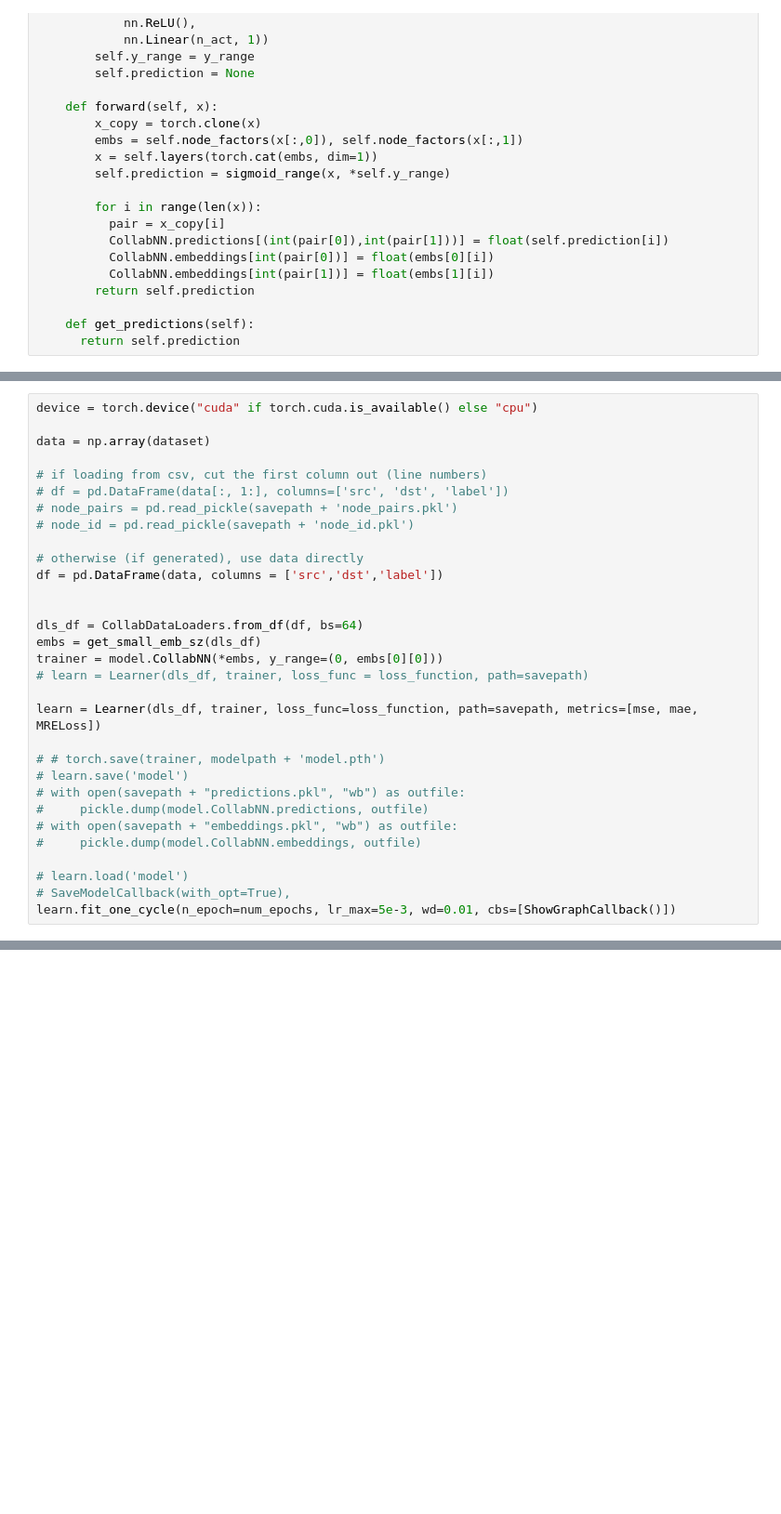
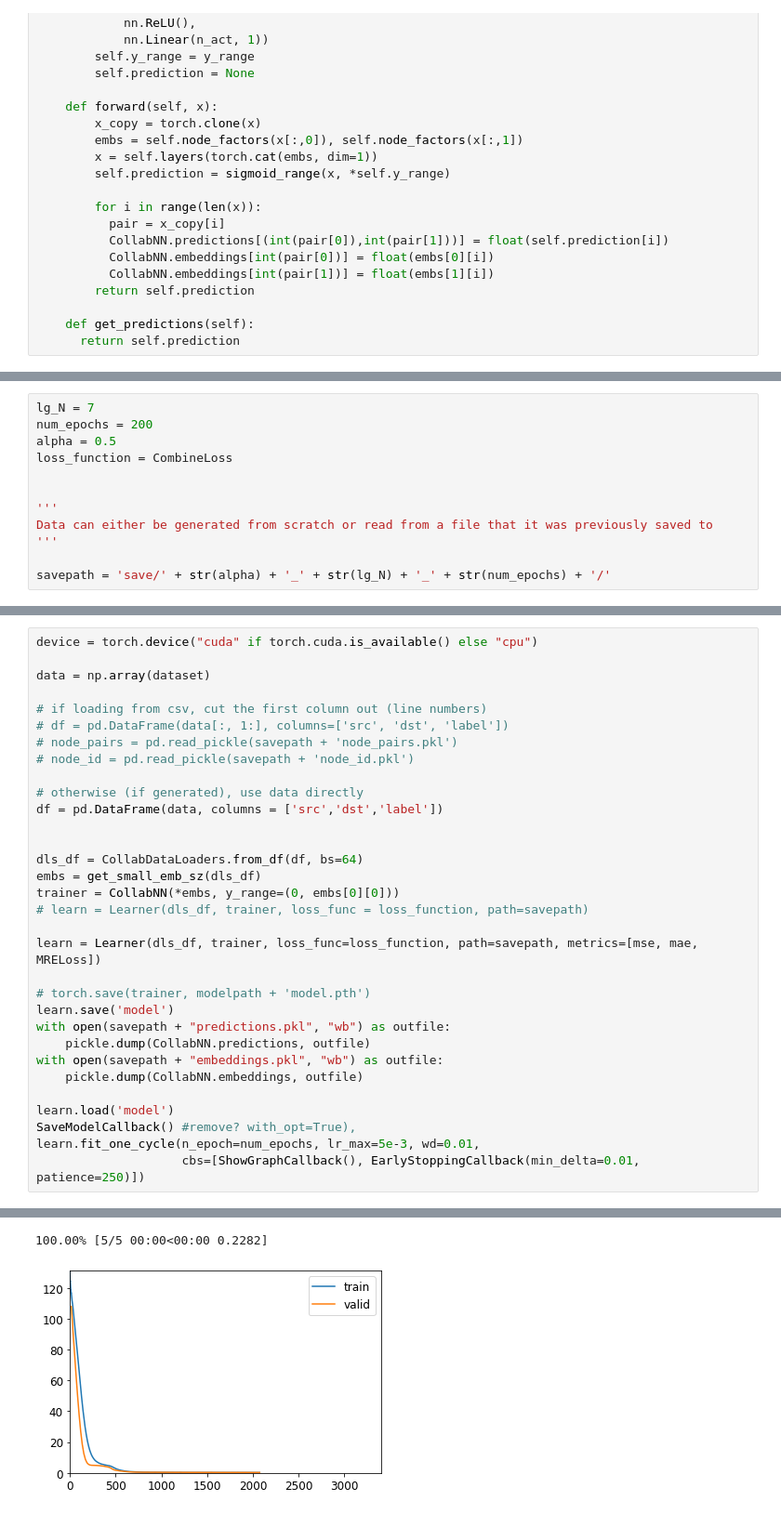
Before and after one commit to Iyki/routing, a Jupyter notebook: trees/generator.ipynb, the cells around one changed output, grey strips where cells are left out. Shown: that part at 93% size. Saved outputs shown, nothing was run; the diff lists cells and outputs as text; blank space fills up the shorter version.

```diff
--- a/trees/generator.ipynb
+++ b/trees/generator.ipynb
@@ -157,0 +165,12 @@ dataset, node_pairs, id_to_node, node_id = generate_dataset(2**lg_N)
+# %%
+lg_N = 7
+num_epochs = 200
+alpha = 0.5
+loss_function = CombineLoss
+
+
+'''
+Data can either be generated from scratch or read from a file that it was previously saved to
+'''
+
+savepath = 'save/' + str(alpha) + '_' + str(lg_N) + '_' + str(num_epochs) + '/'
@@ -171,18 +197,20 @@ df = pd.DataFrame(data, columns = ['src','dst','label'])
 
 dls_df = CollabDataLoaders.from_df(df, bs=64)
 embs = get_small_emb_sz(dls_df)
-trainer = model.CollabNN(*embs, y_range=(0, embs[0][0]))
+trainer = CollabNN(*embs, y_range=(0, embs[0][0]))
 # learn = Learner(dls_df, trainer, loss_func = loss_function, path=savepath)
 
 learn = Learner(dls_df, trainer, loss_func=loss_function, path=savepath, metrics=[mse, mae, MRELoss])
 
-# # torch.save(trainer, modelpath + 'model.pth')
-# learn.save('model')
-# with open(savepath + "predictions.pkl", "wb") as outfile:
-#     pickle.dump(model.CollabNN.predictions, outfile)
-# with open(savepath + "embeddings.pkl", "wb") as outfile:
-#     pickle.dump(model.CollabNN.embeddings, outfile)
+# torch.save(trainer, modelpath + 'model.pth')
+learn.save('model')
+with open(savepath + "predictions.pkl", "wb") as outfile:
+    pickle.dump(CollabNN.predictions, outfile)
+with open(savepath + "embeddings.pkl", "wb") as outfile:
+    pickle.dump(CollabNN.embeddings, outfile)
 
-# learn.load('model')
-# SaveModelCallback(with_opt=True),
-learn.fit_one_cycle(n_epoch=num_epochs, lr_max=5e-3, wd=0.01, cbs=[ShowGraphCallback()])
+learn.load('model')
+SaveModelCallback() #remove? with_opt=True),
+learn.fit_one_cycle(n_epoch=num_epochs, lr_max=5e-3, wd=0.01,
+                    cbs=[ShowGraphCallback(), EarlyStoppingCallback(min_delta=0.01, patience=250)])
+# %% [output]
@@ -189 +235,3 @@ learn.fit_one_cycle(n_epoch=num_epochs, lr_max=5e-3, wd=0.01, cbs=[ShowGraphCall
+100.00% [5/5 00:00<00:00 0.2282]
+[figure, added]
 # %%
```
Also changed, not shown: parts of 8 cells of this notebook, 22 other files.
